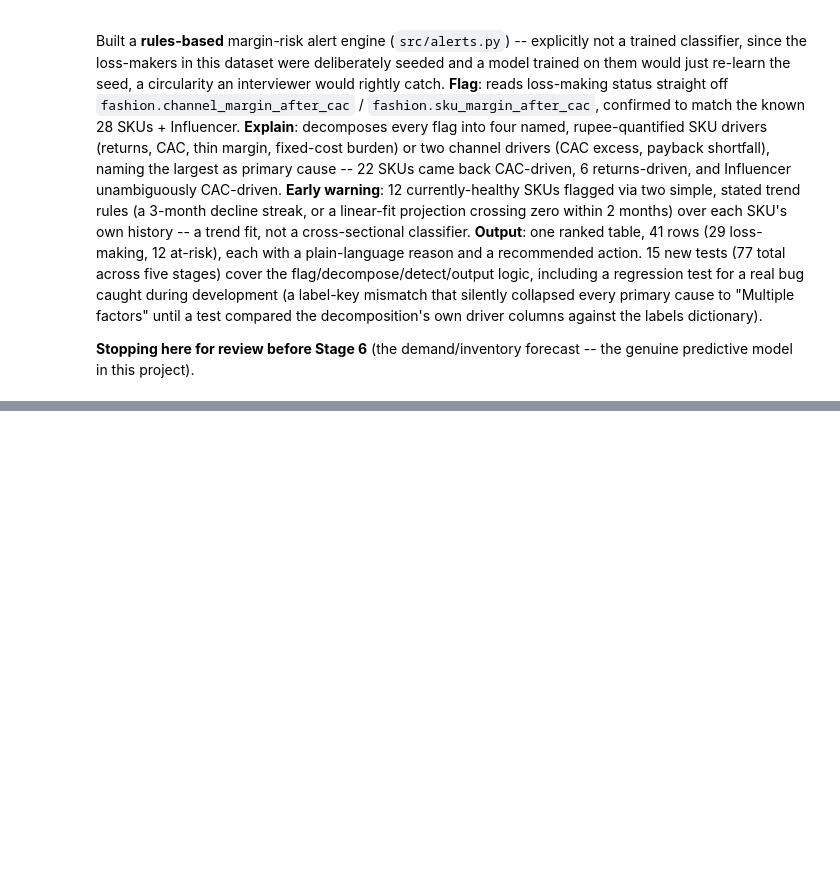
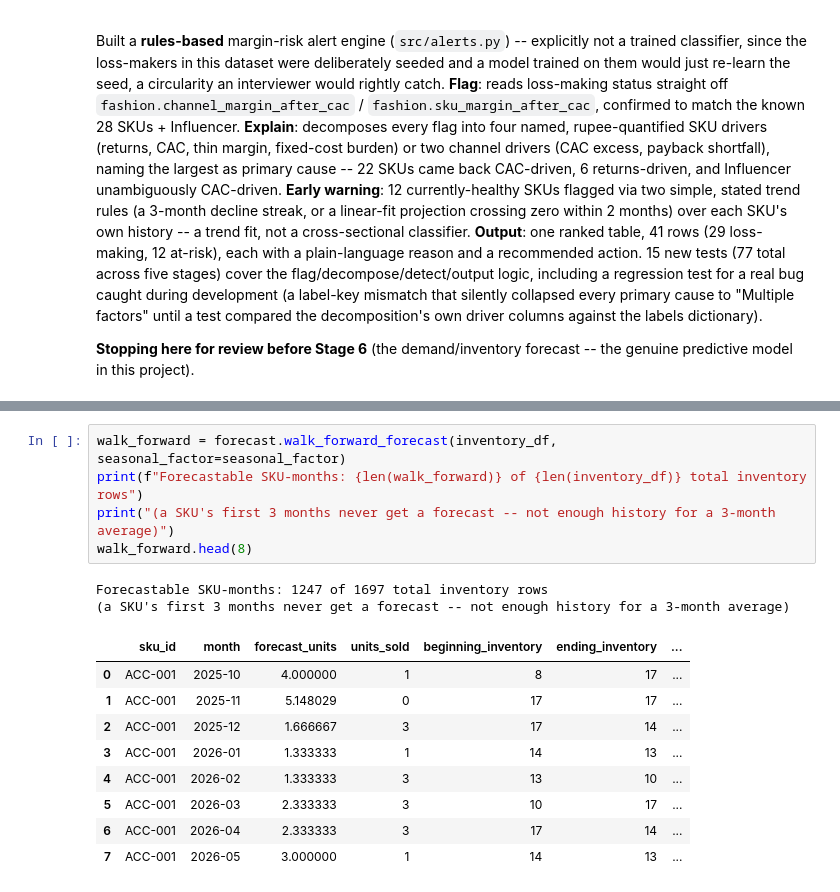
Before and after one commit to hrishikeshkedia-prog/ledger-margin-analysis, a Jupyter notebook: ceo_dashboard/notebooks/ceo_dashboard.ipynb, the cells around one changed output, grey strips where cells are left out. Cells and saved outputs as stored; diff of their text form; blank space fills up the shorter version.

```diff
--- a/ceo_dashboard/notebooks/ceo_dashboard.ipynb
+++ b/ceo_dashboard/notebooks/ceo_dashboard.ipynb
@@ -1944,0 +1984,17 @@ forecast -- the genuine predictive model in this project).
+# %%
+walk_forward = forecast.walk_forward_forecast(inventory_df, seasonal_factor=seasonal_factor)
+print(f"Forecastable SKU-months: {len(walk_forward)} of {len(inventory_df)} total inventory rows")
+print("(a SKU's first 3 months never get a forecast -- not enough history for a 3-month average)")
+walk_forward.head(8)
+# %% [output]
+Forecastable SKU-months: 1247 of 1697 total inventory rows
+(a SKU's first 3 months never get a forecast -- not enough history for a 3-month average)
+|  | sku_id | month | forecast_units | units_sold | beginning_inventory | ending_inventory | ... |
+| 0 | ACC-001 | 2025-10 | 4.000000 | 1 | 8 | 17 | ... |
+| 1 | ACC-001 | 2025-11 | 5.148029 | 0 | 17 | 17 | ... |
+| 2 | ACC-001 | 2025-12 | 1.666667 | 3 | 17 | 14 | ... |
+| 3 | ACC-001 | 2026-01 | 1.333333 | 1 | 14 | 13 | ... |
+| 4 | ACC-001 | 2026-02 | 1.333333 | 3 | 13 | 10 | ... |
+| 5 | ACC-001 | 2026-03 | 2.333333 | 3 | 10 | 17 | ... |
+| 6 | ACC-001 | 2026-04 | 2.333333 | 3 | 17 | 14 | ... |
+| 7 | ACC-001 | 2026-05 | 3.000000 | 1 | 14 | 13 | ... |
```
Also changed, not shown: parts of 19 cells of this notebook, 4 other files.
